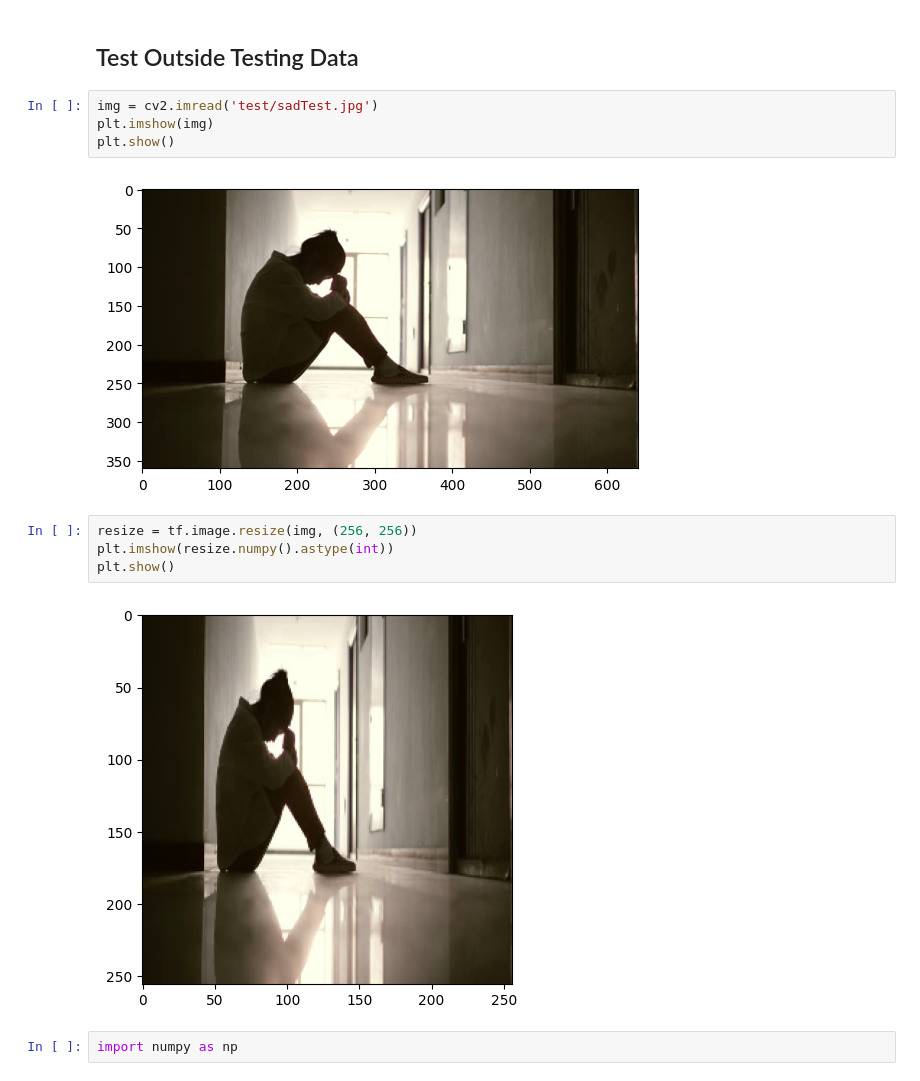
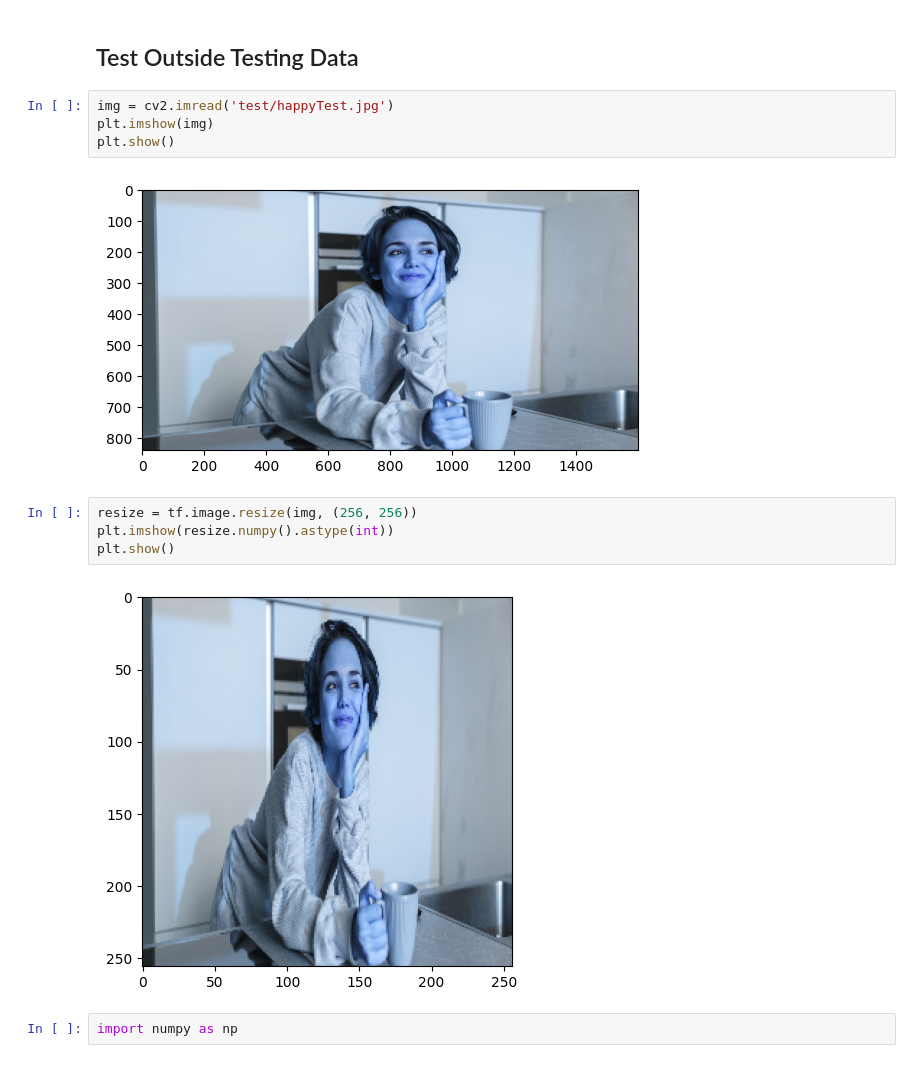
Before and after one commit to Akash-nath29/image-classifier, a Jupyter notebook: classifier.ipynb, the cells around one changed output. Drawn from its saved outputs; the diff is of its cells as text.

```diff
--- a/classifier.ipynb
+++ b/classifier.ipynb
@@ -213,17 +253,17 @@ Precision: 1.0,
 # %% [markdown]
 ## Test Outside Testing Data
 # %%
-img = cv2.imread('test/sadTest.jpg')
+img = cv2.imread('test/happyTest.jpg')
 plt.imshow(img)
 plt.show()
 # %% [output]
-[figure, old version]
+[figure, new version]
 # %%
 resize = tf.image.resize(img, (256, 256))
 plt.imshow(resize.numpy().astype(int))
 plt.show()
 # %% [output]
-[figure, old version]
+[figure, new version]
 # %%
 import numpy as np
 # %%
```
Also changed, not shown: parts of 15 cells of this notebook.
